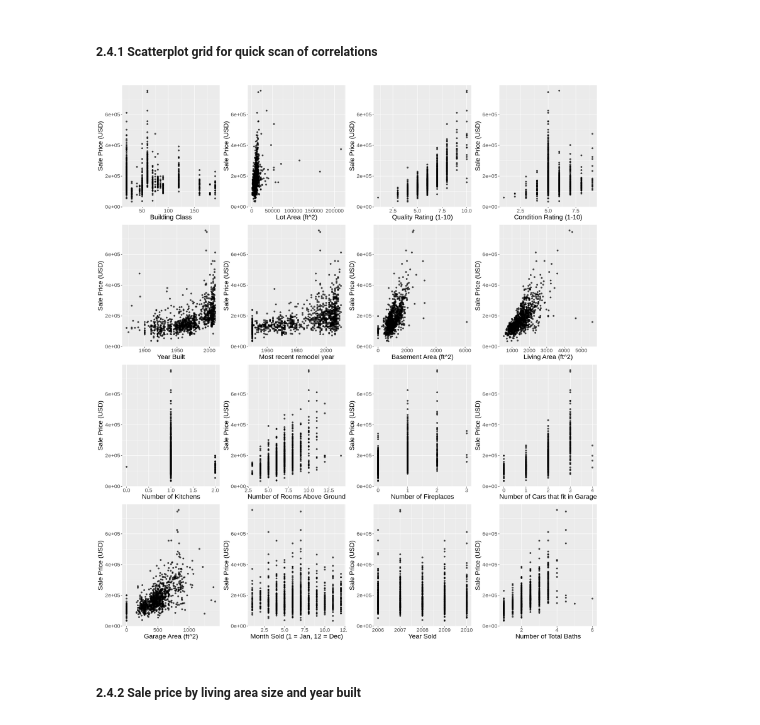
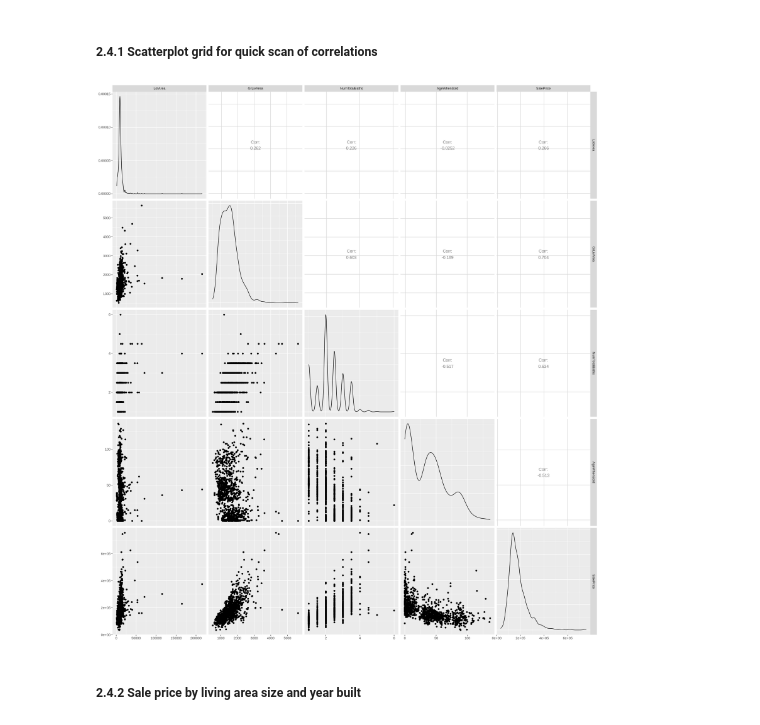
Before and after one commit to jerdavies/home-price-regression, a Jupyter notebook: Group-Project-Report.ipynb, the cells around one changed output. Saved outputs shown, nothing was run; the diff lists cells and outputs as text; code cells hidden in the pictures.

```diff
--- a/Group-Project-Report.ipynb
+++ b/Group-Project-Report.ipynb
@@ -148,32 +142,13 @@ A data.frame: 5 × 19
 #### 2.4 Visual Summary of Data
 # %% [markdown]
 ##### 2.4.1 Scatterplot grid for quick scan of correlations
-# %%
-#set plot output size
-options(repr.plot.width = 18, repr.plot.height = 20)
-
-col_names <- c("Lot Area (ft^2)", "Living Area (ft^2)", "Number of Total Baths", "Age when house was sold (Years since built)")
-
-#Remove SalePrice and Id from Numeric data frame
-data_without_price <- data_train_numeric %>%
-    select(-SalePrice)
-
-plot_list <- list()
-
-#Plot all Numeric variables against SalePrice and storing them in a list
-for (i in 1:length(names(data_without_price))){
-    new_data <- cbind(x_var = data_without_price[i],y_var = data_train_numeric$SalePrice)
-    new_data <- rename(new_data, x_var = 1)
-    plot <- ggplot(new_data, aes(y=y_var, x=x_var)) +
-        geom_point(alpha = 0.7) +
-        labs(y = "Sale Price (USD)", x = col_names[i]) + theme(text = element_text(size=17))
-    plot_list[[i]] <- plot
-}
-
-
-plot_grid(plotlist = plot_list)
-# %% [output]
-[figure, removed]
+# %%
+#set plot output size
+options(repr.plot.width = 18, repr.plot.height = 20)
+
+ggpairs(data_train_final)
+# %% [output]
+[figure, added]
 # %% [markdown]
 ##### 2.4.2 Sale price by living area size and year built
 # %%
```
Also changed, not shown: parts of 16 cells of this notebook.
